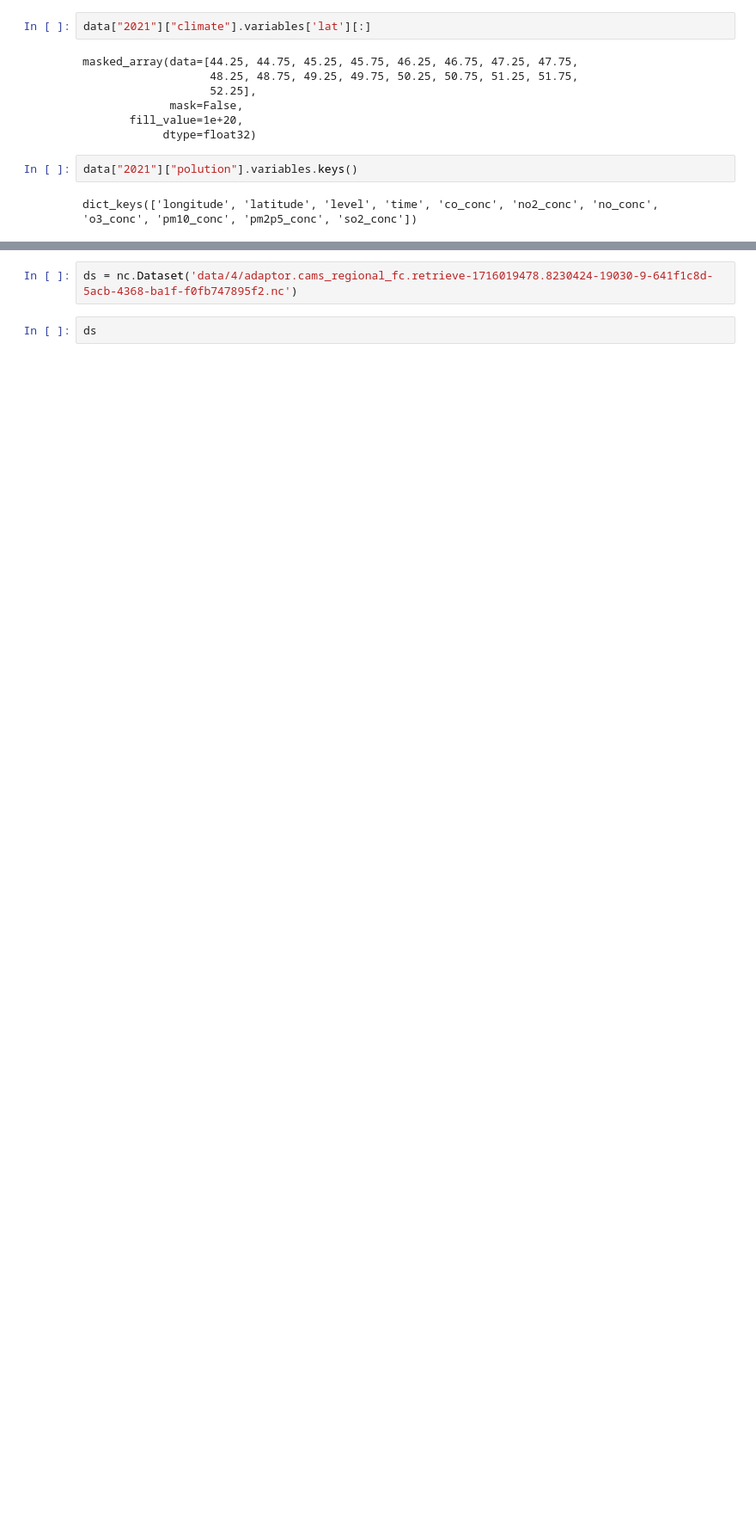
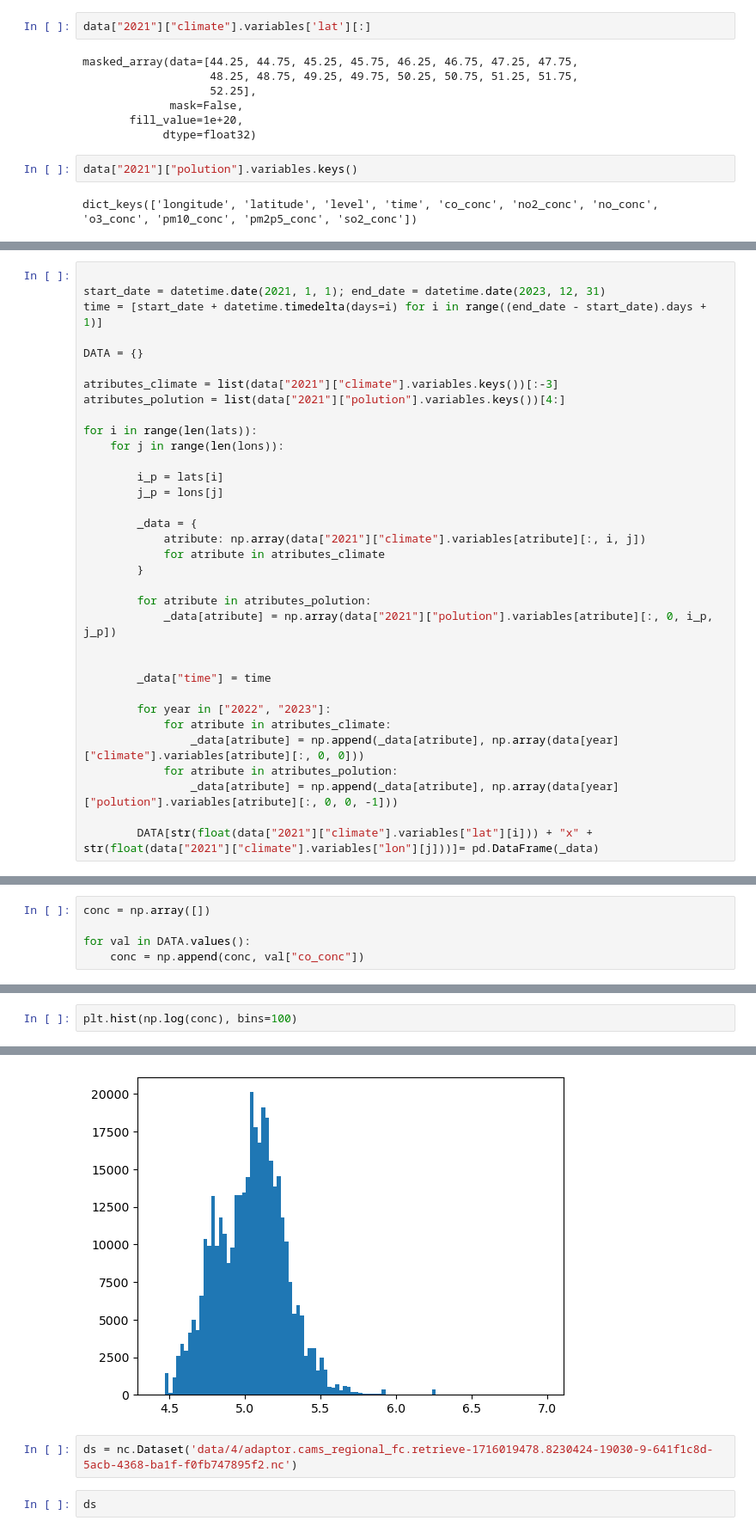
Before and after one commit to ItyTell/Modeling-the-distribution-of-harmful-emissions-in-the-atmosphere, a Jupyter notebook: main.ipynb, the cells around one changed output, grey strips where cells are left out. Shown at 86% size. Saved outputs shown, nothing was run; the diff lists cells and outputs as text; blank space fills up the shorter version.

Commit message:
data managment

```diff
--- a/main.ipynb
+++ b/main.ipynb
@@ -184,0 +138,34 @@ array([[1.01, 1.02],
+# %%
+
+start_date = datetime.date(2021, 1, 1); end_date = datetime.date(2023, 12, 31)
+time = [start_date + datetime.timedelta(days=i) for i in range((end_date - start_date).days + 1)]
+
+DATA = {}
+
+atributes_climate = list(data["2021"]["climate"].variables.keys())[:-3]
+atributes_polution = list(data["2021"]["polution"].variables.keys())[4:]
+
+for i in range(len(lats)):
+    for j in range(len(lons)):
+
+        i_p = lats[i]
+        j_p = lons[j]
+
+        _data = {
+            atribute: np.array(data["2021"]["climate"].variables[atribute][:, i, j])
+            for atribute in atributes_climate
+        }
+
+        for atribute in atributes_polution:
+            _data[atribute] = np.array(data["2021"]["polution"].variables[atribute][:, 0, i_p, j_p])
+
+
+        _data["time"] = time
+
+        for year in ["2022", "2023"]:
+            for atribute in atributes_climate:
+                _data[atribute] = np.append(_data[atribute], np.array(data[year]["climate"].variables[atribute][:, 0, 0]))
+            for atribute in atributes_polution:
+                _data[atribute] = np.append(_data[atribute], np.array(data[year]["polution"].variables[atribute][:, 0, 0, -1]))
+
+        DATA[str(float(data["2021"]["climate"].variables["lat"][i])) + "x" + str(float(data["2021"]["climate"].variables["lon"][j]))]= pd.DataFrame(_data)
@@ -184,0 +193,5 @@ array([[1.01, 1.02],
+# %%
+conc = np.array([])
+
+for val in DATA.values():
+    conc = np.append(conc, val["co_conc"])
@@ -184,0 +203,3 @@ array([[1.01, 1.02],
+# %%
+plt.hist(np.log(conc), bins=100)
+# %% [output]
@@ -185,3 +223,4 @@ array([[1.01, 1.02],
+[figure, added]
 # %%
 ds = nc.Dataset('data/4/adaptor.cams_regional_fc.retrieve-1716019478.8230424-19030-9-641f1c8d-5acb-4368-ba1f-f0fb747895f2.nc')
 # %%
```
Also changed, not shown: parts of 15 cells of this notebook.
